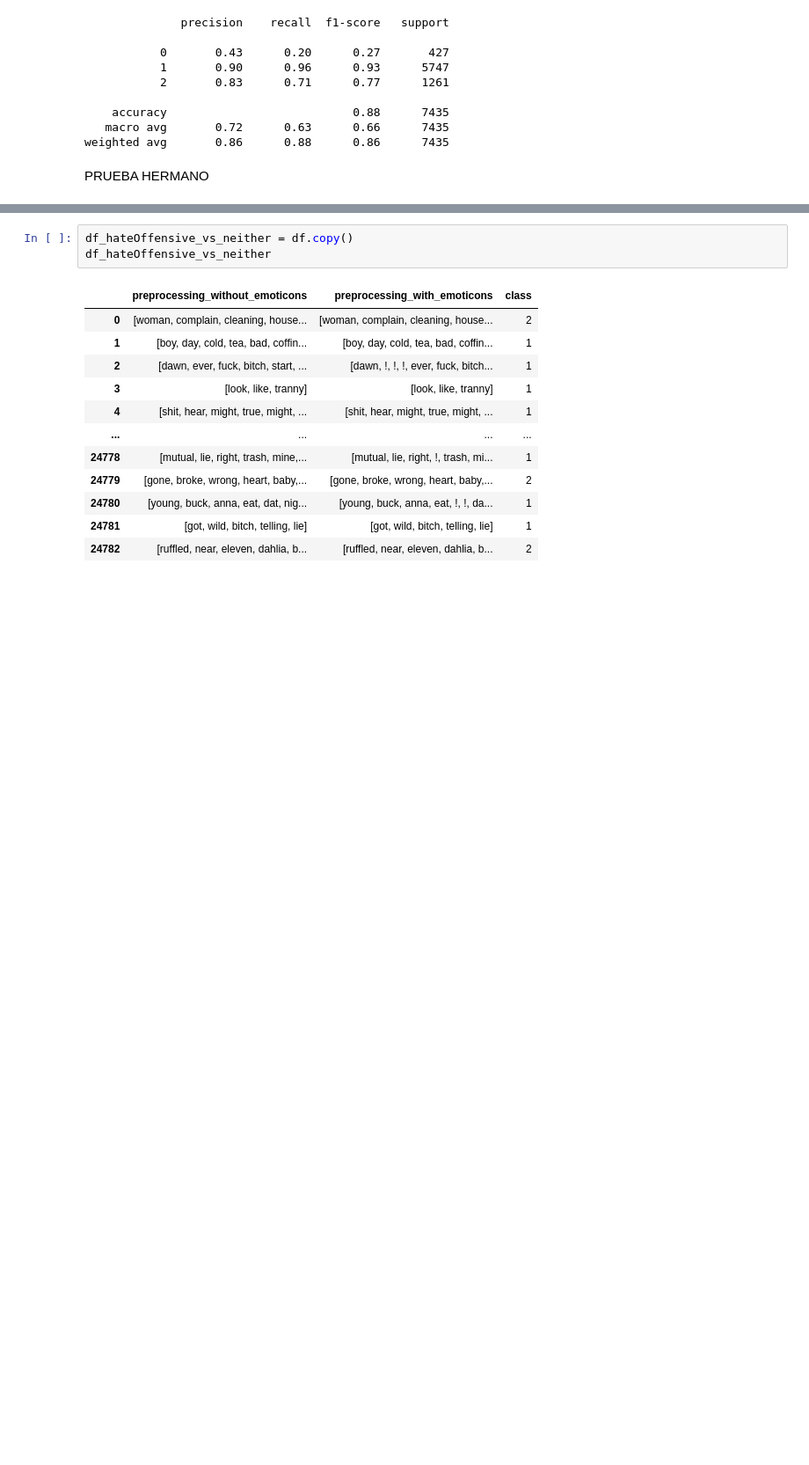
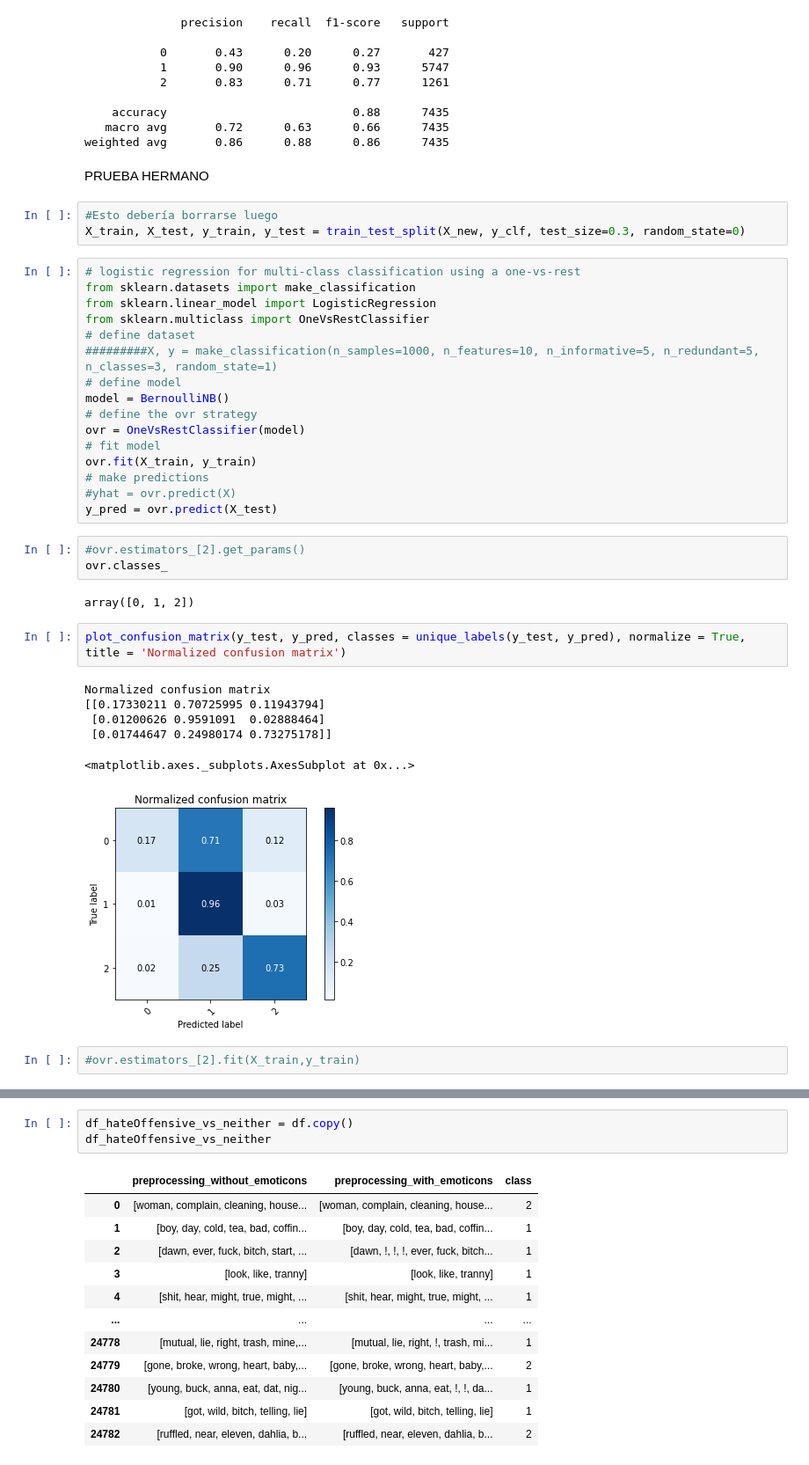
Before and after one commit to sergiobm3/ESI_MachineLearning, a Jupyter notebook: Group SSJ - TFIDF.ipynb, the cells around one changed output, grey strips where cells are left out. Shown at 88% size. Saved outputs shown, nothing was run; the diff lists cells and outputs as text; blank space fills up the shorter version.

```diff
--- a/Group SSJ - TFIDF.ipynb
+++ b/Group SSJ - TFIDF.ipynb
@@ -207,3 +207,38 @@ print(classification_report(y_test, y_pred))
 weighted avg       0.86      0.88      0.86      7435
 # %% [markdown]
 PRUEBA HERMANO
+# %%
+#Esto debería borrarse luego
+X_train, X_test, y_train, y_test = train_test_split(X_new, y_clf, test_size=0.3, random_state=0)
+# %%
+# logistic regression for multi-class classification using a one-vs-rest
+from sklearn.datasets import make_classification
+from sklearn.linear_model import LogisticRegression
+from sklearn.multiclass import OneVsRestClassifier
+# define dataset
+#########X, y = make_classification(n_samples=1000, n_features=10, n_informative=5, n_redundant=5, n_classes=3, random_state=1)
+# define model
+model = BernoulliNB()
+# define the ovr strategy
+ovr = OneVsRestClassifier(model)
+# fit model
+ovr.fit(X_train, y_train)
+# make predictions
+#yhat = ovr.predict(X)
+y_pred = ovr.predict(X_test)
+# %%
+#ovr.estimators_[2].get_params()
+ovr.classes_
+# %% [output]
+array([0, 1, 2])
+# %%
+plot_confusion_matrix(y_test, y_pred, classes = unique_labels(y_test, y_pred), normalize = True, title = 'Normalized confusion matrix')
+# %% [output]
+Normalized confusion matrix
+[[0.17330211 0.70725995 0.11943794]
+ [0.01200626 0.9591091  0.02888464]
+ [0.01744647 0.24980174 0.73275178]]
+<matplotlib.axes._subplots.AxesSubplot at 0x...>
+[figure, added]
+# %%
+#ovr.estimators_[2].fit(X_train,y_train)
```
Also changed, not shown: parts of 11 cells of this notebook.
